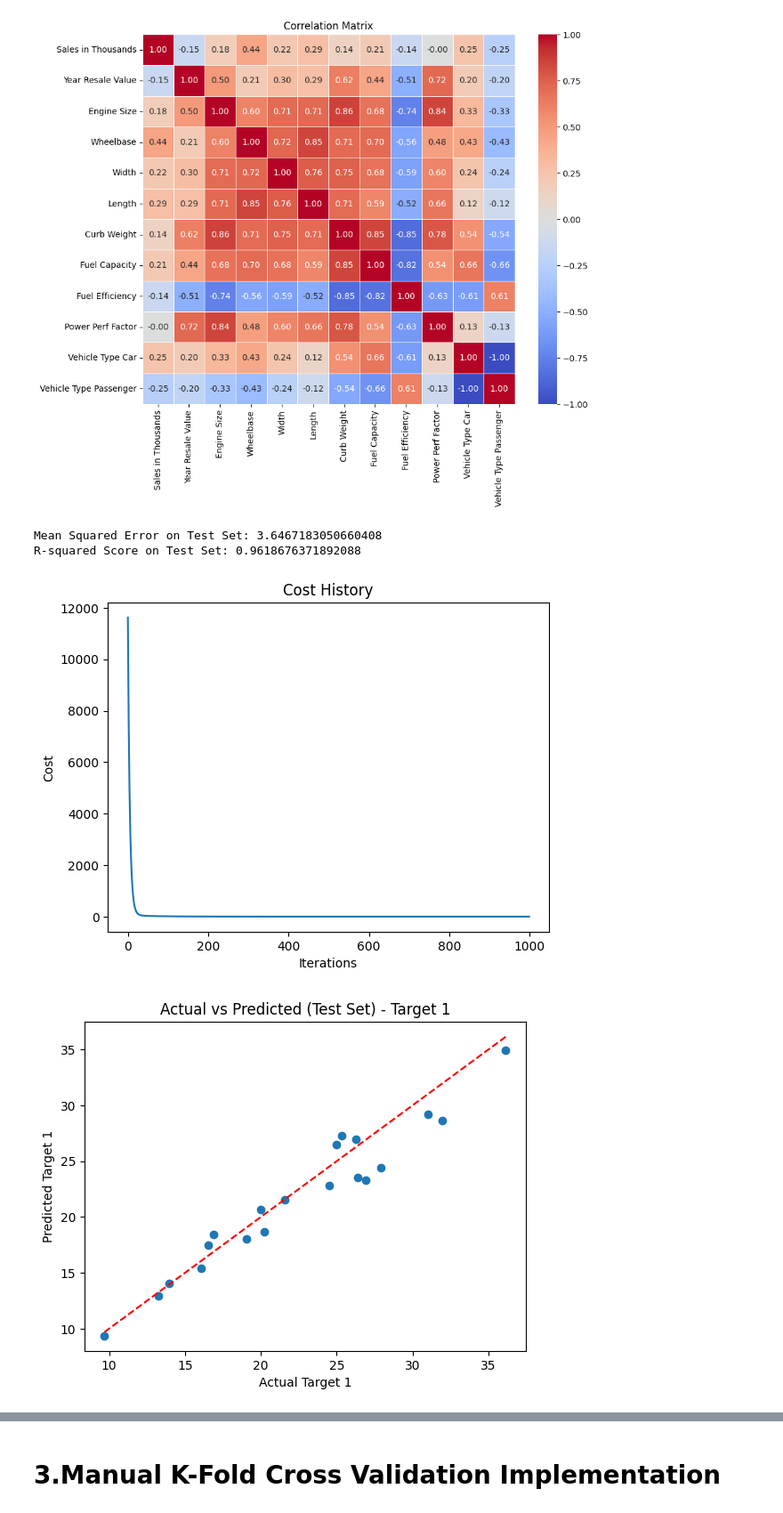
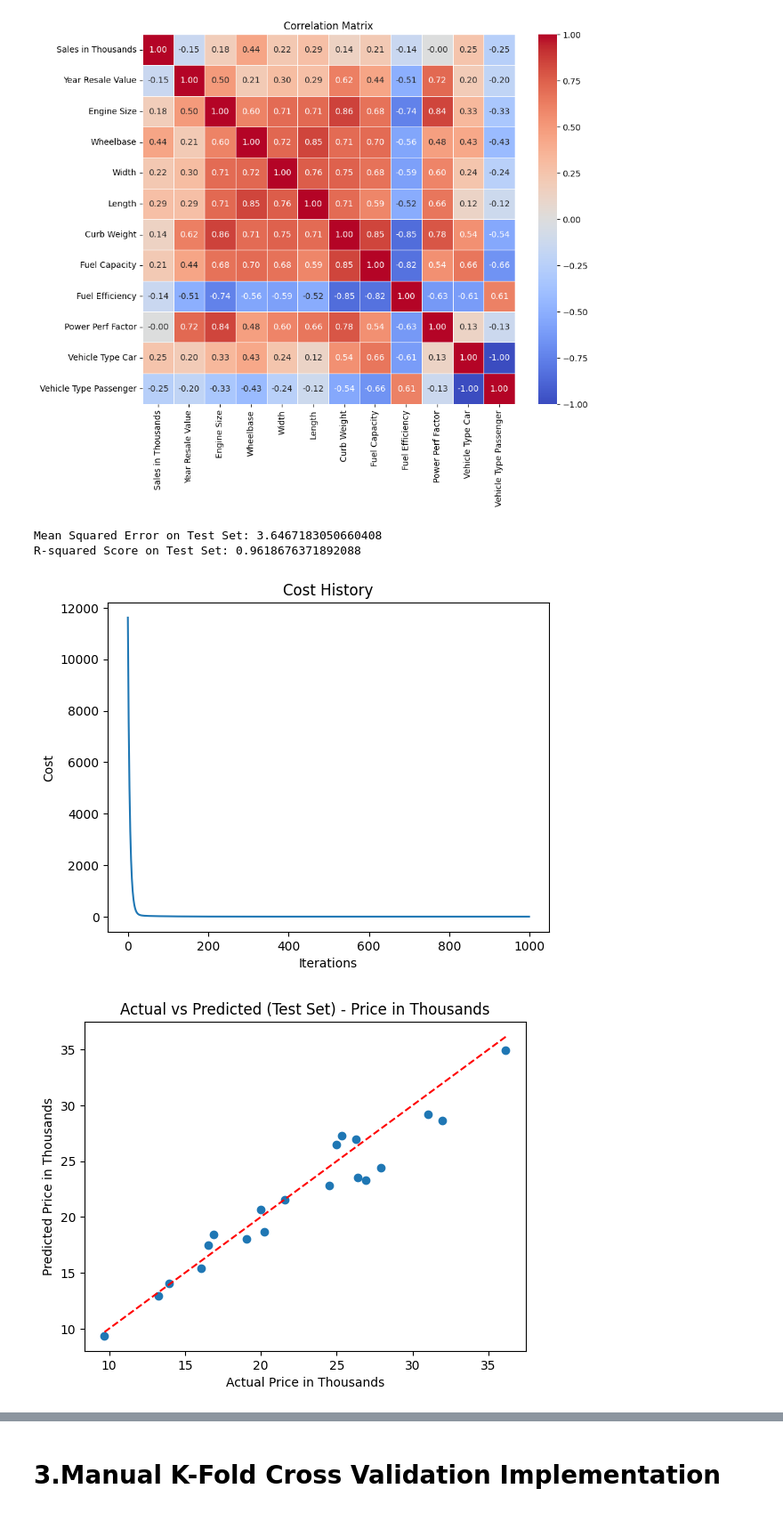
Before and after one commit to tisiphonee/DataS, a Jupyter notebook: CA5/Q2-4.ipynb, the cells around one changed output, grey strips where cells are left out. Shown at 89% size. Saved outputs shown, nothing was run; the diff lists cells and outputs as text; code cells hidden in the pictures.

Commit message:
Fix Target name

```diff
--- a/CA5/Q2-4.ipynb
+++ b/CA5/Q2-4.ipynb
@@ -130,16 +130,15 @@ plt.show()
 from sklearn.model_selection import train_test_split
 from sklearn.metrics import mean_squared_error, r2_score
 
-def preprocess_train_test_gradient(X, y, alpha, iterations):
+
+def preprocess_train_test_gradient(X, y, target_names, alpha, iterations):
     X = (X - np.mean(X, axis=0)) / np.std(X, axis=0)
     X = np.hstack((np.ones((len(y), 1)), X))
 
     X_train, X_test, y_train, y_test = train_test_split(X, y, test_size=0.2, random_state=555)
 
     theta = np.zeros((X_train.shape[1], y_train.shape[1]))
-
     theta, cost_history = gradient_descent(X_train, y_train, theta, alpha, iterations)
-
     predictions = X_test.dot(theta)
 
     mse = mean_squared_error(y_test, predictions)
@@ -157,9 +156,9 @@ def preprocess_train_test_gradient(X, y, alpha, iterations):
     for i in range(y_train.shape[1]):
         plt.scatter(y_test[:, i], predictions[:, i])
         plt.plot([min(y_test[:, i]), max(y_test[:, i])], [min(y_test[:, i]), max(y_test[:, i])], color='red', linestyle='--')
-        plt.title(f'Actual vs Predicted (Test Set) - Target {i+1}')
-        plt.xlabel(f'Actual Target {i+1}')
-        plt.ylabel(f'Predicted Target {i+1}')
+        plt.title(f'Actual vs Predicted (Test Set) - {target_names[i]}')
+        plt.xlabel(f'Actual {target_names[i]}')
+        plt.ylabel(f'Predicted {target_names[i]}')
         plt.show()
 
 def compute_cost(X, y, theta):
@@ -178,13 +177,14 @@ def gradient_descent(X, y, theta, alpha, iterations):
 # %%
 data = pd.read_csv('cars.csv')
 data.drop_duplicates(inplace=True)
 
 X = data.drop(columns=["Price in Thousands", "Horsepower"])
 y = data[["Price in Thousands", "Horsepower"]].values
+target_names = ["Price in Thousands", "Horsepower"]
 
-preprocess_train_test_gradient(X, y, alpha=0.1, iterations=1000)
+preprocess_train_test_gradient(X, y, target_names, alpha=0.1, iterations=1000)
 # %% [output]
 Mean Squared Error on Test Set: 3.6467183050660408
 R-squared Score on Test Set: 0.9618676371892088
 [figure]
-[figure, old version]
+[figure, new version]
```
Also changed, not shown: parts of 1 cell of this notebook.
